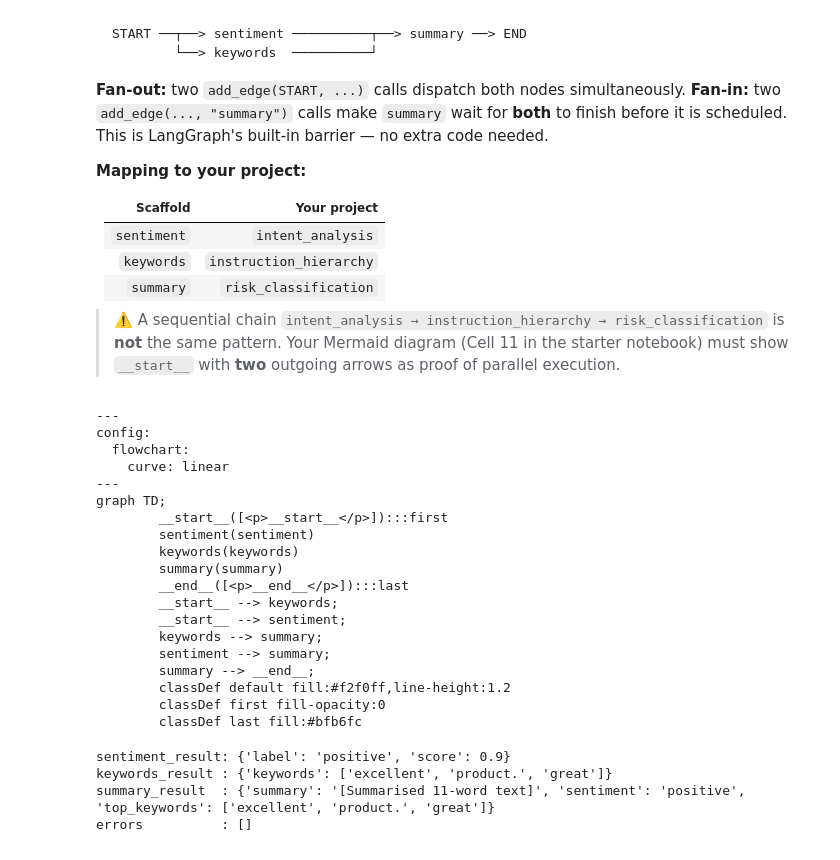
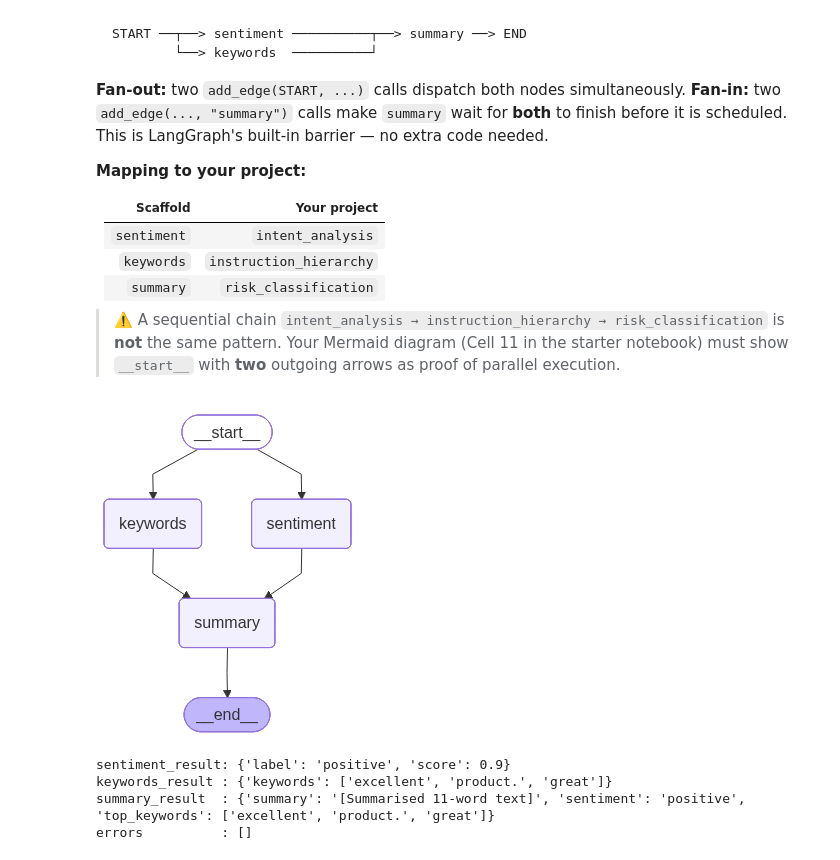
Before and after one commit to ntomuro/CSC380, a Jupyter notebook: FinalProject_security/starter/langgraph_scaffold_colab.ipynb, the cells around one changed output. Saved outputs shown, nothing was run; the diff lists cells and outputs as text; code cells hidden in the pictures.

```diff
--- a/FinalProject_security/starter/langgraph_scaffold_colab.ipynb
+++ b/FinalProject_security/starter/langgraph_scaffold_colab.ipynb
@@ -236,50 +225,27 @@ before it is scheduled. This is LangGraph's built-in barrier — no extra code n
 # %%
 builder = StateGraph(ReviewState)
 
 builder.add_node("sentiment", sentiment_node)
 builder.add_node("keywords",  keywords_node)
 builder.add_node("summary",   summary_node)
 
 # ── Fan-out: START fires BOTH nodes at the same time ──────────────────────────
 builder.add_edge(START, "sentiment")
 builder.add_edge(START, "keywords")
 
 # ── Fan-in: summary waits for BOTH before running ────────────────────────────
 builder.add_edge("sentiment", "summary")
 builder.add_edge("keywords",  "summary")
 
 builder.add_edge("summary", END)
 
 par_graph = builder.compile()
 
 # Mermaid proof — __start__ must show TWO outgoing arrows
-print(par_graph.get_graph().draw_mermaid())
-# Expected:
-#   __start__ --> sentiment
-#   __start__ --> keywords
-#   sentiment --> summary
-#   keywords  --> summary
-#   summary   --> __end__
+mermaid_code = par_graph.get_graph().draw_mermaid()
+display(Image(par_graph.get_graph().draw_mermaid_png()))
 # %% [output]
----
-config:
-  flowchart:
-    curve: linear
----
-graph TD;
-        __start__([<p>__start__</p>]):::first
-        sentiment(sentiment)
-        keywords(keywords)
-        summary(summary)
-        __end__([<p>__end__</p>]):::last
-        __start__ --> keywords;
-        __start__ --> sentiment;
-        keywords --> summary;
-        sentiment --> summary;
-        summary --> __end__;
-        classDef default fill:#f2f0ff,line-height:1.2
-        classDef first fill-opacity:0
-        classDef last fill:#bfb6fc
+[figure, added]
 # %%
 # ── Run the parallel graph ───────────────────────────────────────────────────
 initial = {
```
Also changed, not shown: parts of 3 cells of this notebook, 1 other file.
